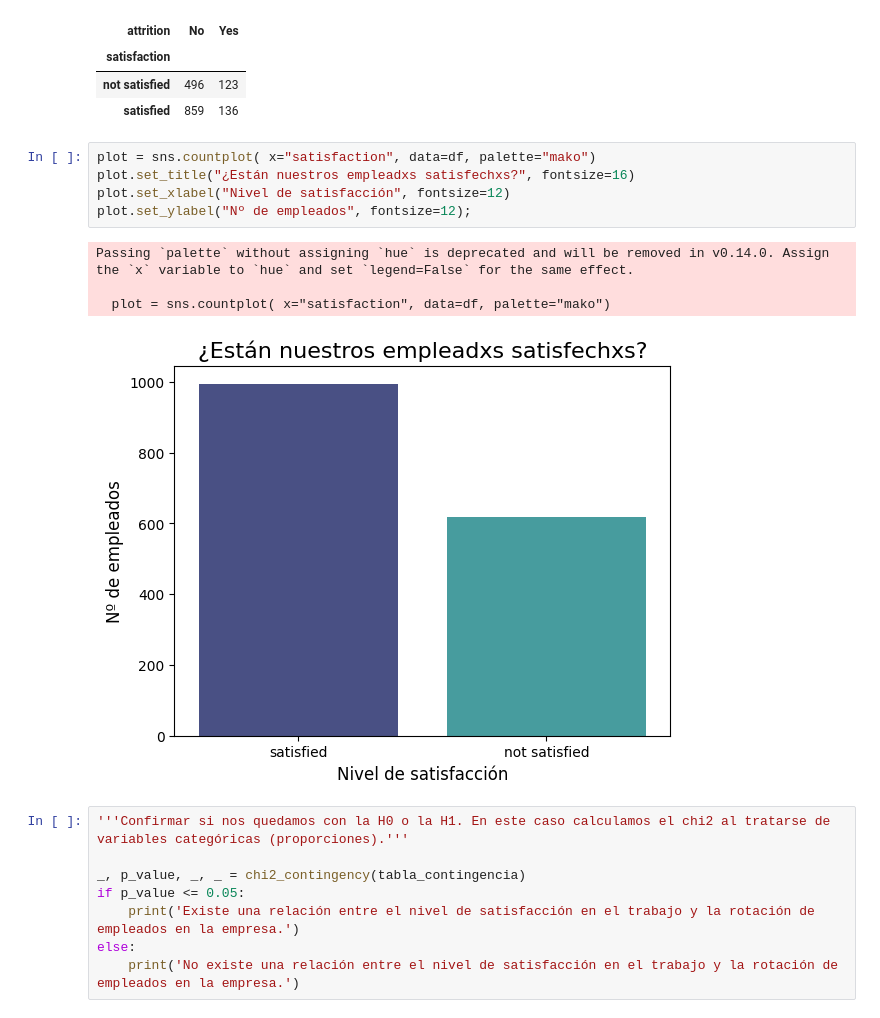
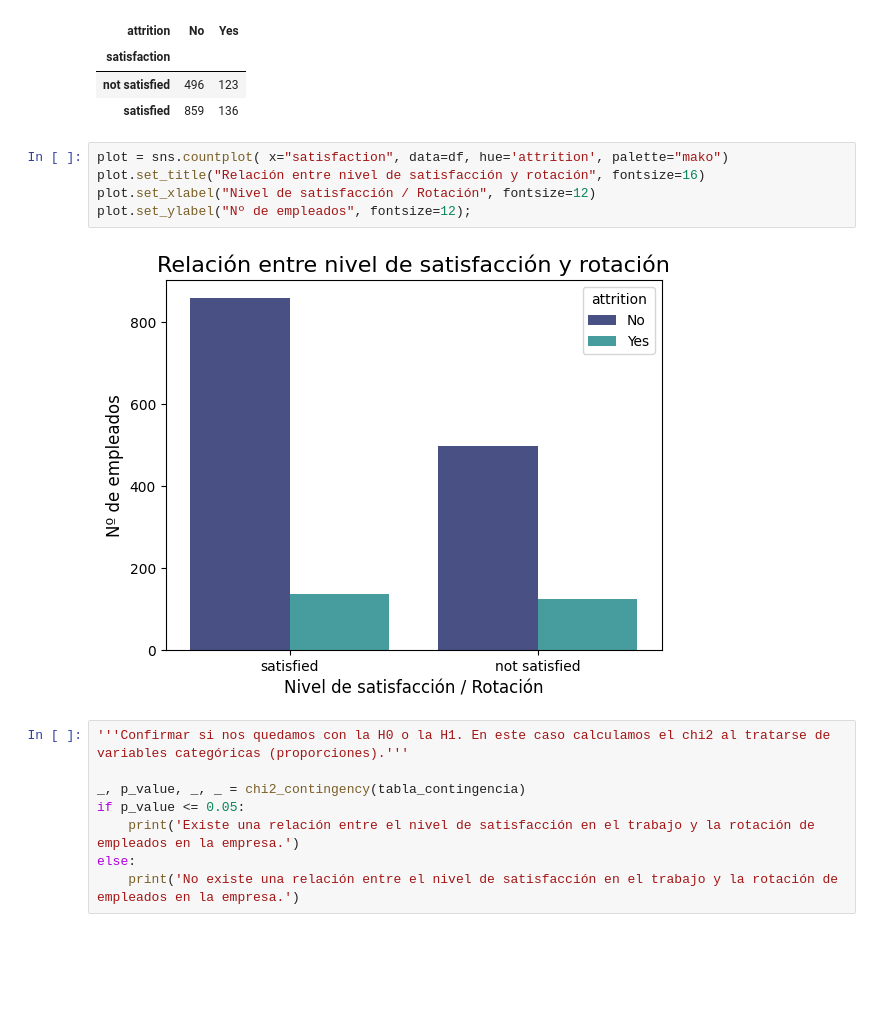
Before and after one commit to FiSaRaff/project-da-promo-k-modulo-3-team-2, a Jupyter notebook: notebooks/ab_testing.ipynb, the cells around one changed output. Cells and saved outputs as stored; diff of their text form; blank space fills up the shorter version.

```diff
--- a/notebooks/ab_testing.ipynb
+++ b/notebooks/ab_testing.ipynb
@@ -54,15 +54,12 @@ tabla_contingencia
 | not satisfied | 496 | 123 |
 | satisfied | 859 | 136 |
 # %%
-plot = sns.countplot( x="satisfaction", data=df, palette="mako")
-plot.set_title("¿Están nuestros empleadxs satisfechxs?", fontsize=16)
-plot.set_xlabel("Nivel de satisfacción", fontsize=12)
+plot = sns.countplot( x="satisfaction", data=df, hue='attrition', palette="mako")
+plot.set_title("Relación entre nivel de satisfacción y rotación", fontsize=16)
+plot.set_xlabel("Nivel de satisfacción / Rotación", fontsize=12)
 plot.set_ylabel("Nº de empleados", fontsize=12);
 # %% [output]
-Passing `palette` without assigning `hue` is deprecated and will be removed in v0.14.0. Assign the `x` variable to `hue` and set `legend=False` for the same effect.
-
-  plot = sns.countplot( x="satisfaction", data=df, palette="mako")
-[figure, old version]
+[figure, new version]
 # %%
 '''Confirmar si nos quedamos con la H0 o la H1. En este caso calculamos el chi2 al tratarse de variables categóricas (proporciones).'''
 
```
Also changed, not shown: parts of 9 cells of this notebook.
